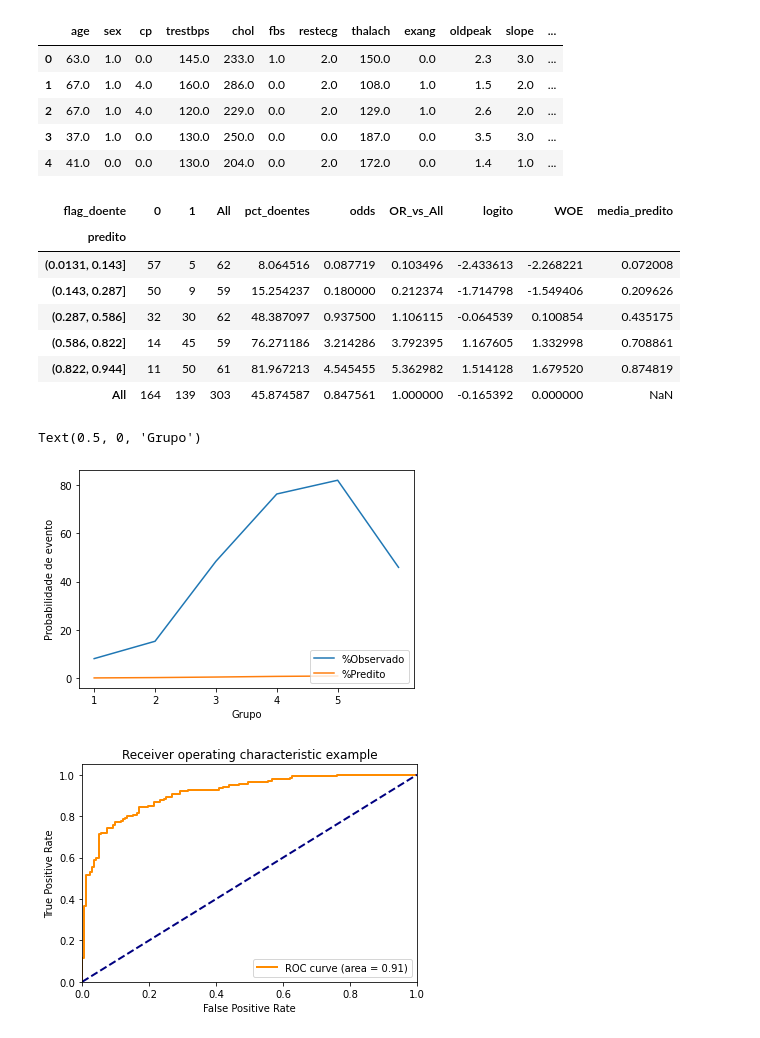
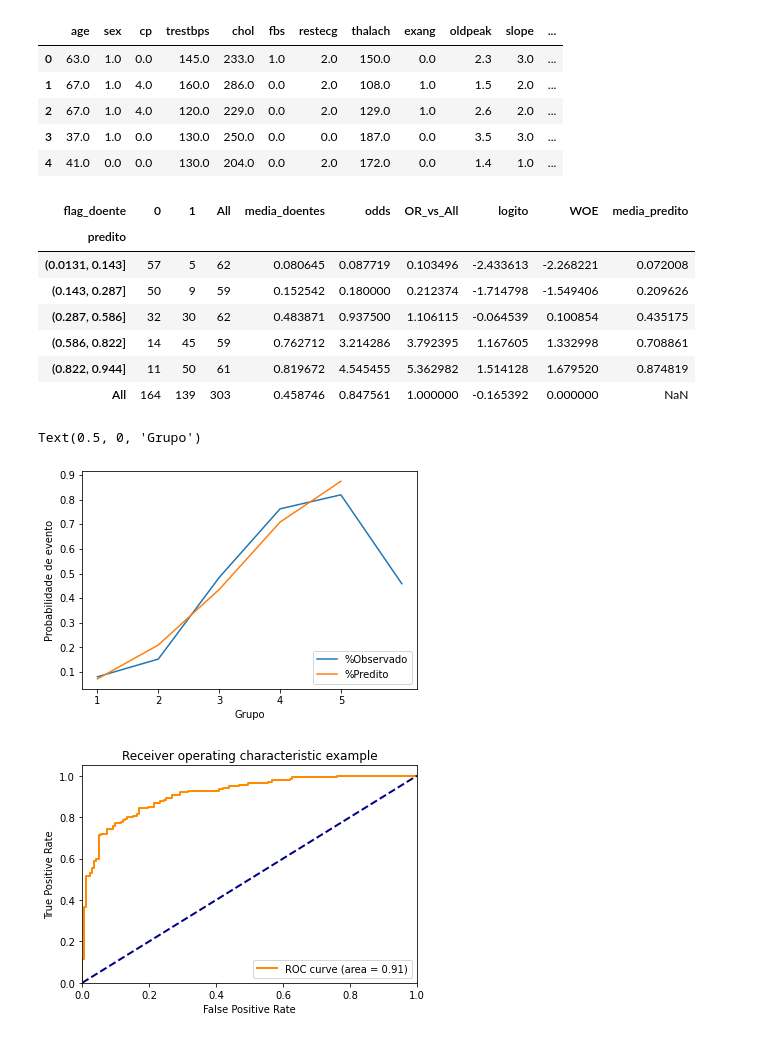
Before and after one commit to LuliGonzaga/Ciencia-de-dados-EBAC, a Jupyter notebook: Módulo 18 - Regressão Logística I/mod18_ex02.ipynb, the cells around one changed output. Drawn from its saved outputs; the diff is of its cells as text; code cells hidden in the pictures.

```diff
--- a/Módulo 18 - Regressão Logística I/mod18_ex02.ipynb
+++ b/Módulo 18 - Regressão Logística I/mod18_ex02.ipynb
@@ -131,12 +131,12 @@ def analise_bi_cat (data, x:str, y:str):
     categorias = pd.qcut(df[x], 5)
     group_reg = df.groupby(categorias)
     tab = (pd.crosstab(categorias, df[y], margins=True)
-           .assign(pct_doentes = lambda x: (x[1]/x['All'])*100)
+           .assign(media_doentes = lambda x: (x[1]/x['All']))
            .assign(odds = lambda x: x[1]/x[0])
            .assign(OR_vs_All = lambda x: x['odds']/x.loc['All','odds'])
            .assign(logito = lambda x: np.log(x['odds']))
            .assign(WOE = lambda x: np.log(x['OR_vs_All'])))
-    tab['media_'+x] = group_reg[x].mean()
+    tab['media_'+x] = (group_reg[x].mean())
 
     return tab
 # %%
@@ -339,29 +339,29 @@ df2.head()
 qualid = analise_bi_cat(df2,'predito','flag_doente')
 qualid
 # %% [output]
-| flag_doente | 0 | 1 | All | pct_doentes | odds | OR_vs_All | logito | WOE | media_predito |
+| flag_doente | 0 | 1 | All | media_doentes | odds | OR_vs_All | logito | WOE | media_predito |
 | predito |  |  |  |  |  |  |  |  |  |
-| (0.0131, 0.143] | 57 | 5 | 62 | 8.064516 | 0.087719 | 0.103496 | -2.433613 | -2.268221 | 0.072008 |
-| (0.143, 0.287] | 50 | 9 | 59 | 15.254237 | 0.180000 | 0.212374 | -1.714798 | -1.549406 | 0.209626 |
-| (0.287, 0.586] | 32 | 30 | 62 | 48.387097 | 0.937500 | 1.106115 | -0.064539 | 0.100854 | 0.435175 |
-| (0.586, 0.822] | 14 | 45 | 59 | 76.271186 | 3.214286 | 3.792395 | 1.167605 | 1.332998 | 0.708861 |
-| (0.822, 0.944] | 11 | 50 | 61 | 81.967213 | 4.545455 | 5.362982 | 1.514128 | 1.679520 | 0.874819 |
-| All | 164 | 139 | 303 | 45.874587 | 0.847561 | 1.000000 | -0.165392 | 0.000000 | NaN |
+| (0.0131, 0.143] | 57 | 5 | 62 | 0.080645 | 0.087719 | 0.103496 | -2.433613 | -2.268221 | 0.072008 |
+| (0.143, 0.287] | 50 | 9 | 59 | 0.152542 | 0.180000 | 0.212374 | -1.714798 | -1.549406 | 0.209626 |
+| (0.287, 0.586] | 32 | 30 | 62 | 0.483871 | 0.937500 | 1.106115 | -0.064539 | 0.100854 | 0.435175 |
+| (0.586, 0.822] | 14 | 45 | 59 | 0.762712 | 3.214286 | 3.792395 | 1.167605 | 1.332998 | 0.708861 |
+| (0.822, 0.944] | 11 | 50 | 61 | 0.819672 | 4.545455 | 5.362982 | 1.514128 | 1.679520 | 0.874819 |
+| All | 164 | 139 | 303 | 0.458746 | 0.847561 | 1.000000 | -0.165392 | 0.000000 | NaN |
 # %%
 fig = plt.figure()
 ax = fig.add_subplot(1, 1, 1)
 
-ax = qualid['pct_doentes'].plot(label='%Observado')
+ax = qualid['media_doentes'].plot(label='%Observado')
 ax = qualid['media_predito'].plot(label='%Predito')
 
 ticks = ax.set_xticks([0, 1, 2, 3, 4])
 labels = ax.set_xticklabels([1, 2, 3, 4, 5])
 ax.legend(loc="lower right")
 ax.set_ylabel('Probabilidade de evento')
 ax.set_xlabel('Grupo')
 # %% [output]
 Text(0.5, 0, 'Grupo')
-[figure, old version]
+[figure, new version]
 # %%
 # Curva ROC:
 fpr, tpr, thresholds = metrics.roc_curve(df2['flag_doente'], df2['predito'])
```
Also changed, not shown: parts of 9 cells of this notebook, 1 other file.
